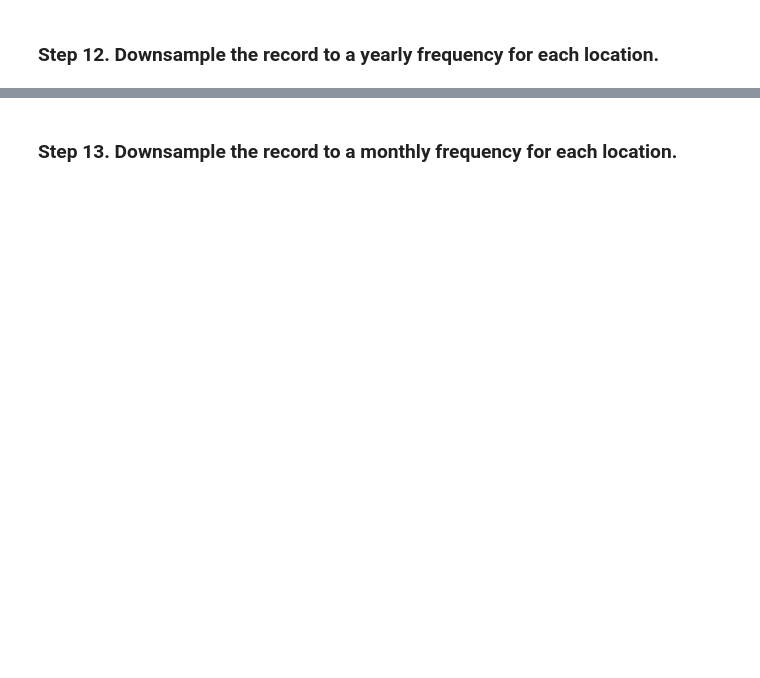
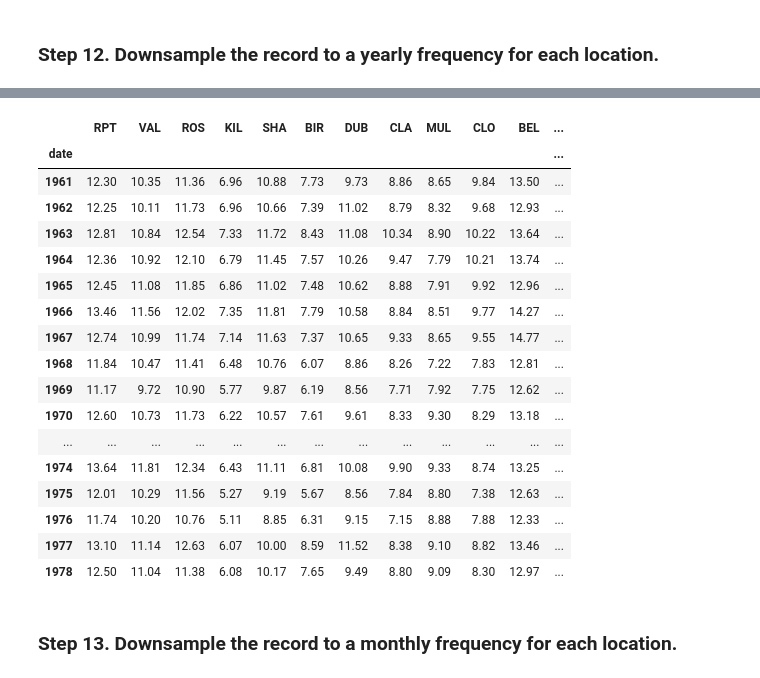
Before and after one commit to aziart/pandas-exercises, a Jupyter notebook: 06 - Stats/Wind_Stats/Solutions.ipynb, the cells around one changed output, grey strips where cells are left out. Saved outputs shown, nothing was run; the diff lists cells and outputs as text; code cells hidden in the pictures; blank space fills up the shorter version.

```diff
--- a/06 - Stats/Wind_Stats/Solutions.ipynb
+++ b/06 - Stats/Wind_Stats/Solutions.ipynb
@@ -320,2 +304,23 @@ dtype: float64
+# %%
+df.groupby(by=[df.index.to_period('A')])[df.columns].mean()
+# %% [output]
+|  | RPT | VAL | ROS | KIL | SHA | BIR | DUB | CLA | MUL | CLO | BEL | ... |
+| date |  |  |  |  |  |  |  |  |  |  |  | ... |
+| 1961 | 12.30 | 10.35 | 11.36 | 6.96 | 10.88 | 7.73 | 9.73 | 8.86 | 8.65 | 9.84 | 13.50 | ... |
+| 1962 | 12.25 | 10.11 | 11.73 | 6.96 | 10.66 | 7.39 | 11.02 | 8.79 | 8.32 | 9.68 | 12.93 | ... |
+| 1963 | 12.81 | 10.84 | 12.54 | 7.33 | 11.72 | 8.43 | 11.08 | 10.34 | 8.90 | 10.22 | 13.64 | ... |
+| 1964 | 12.36 | 10.92 | 12.10 | 6.79 | 11.45 | 7.57 | 10.26 | 9.47 | 7.79 | 10.21 | 13.74 | ... |
+| 1965 | 12.45 | 11.08 | 11.85 | 6.86 | 11.02 | 7.48 | 10.62 | 8.88 | 7.91 | 9.92 | 12.96 | ... |
+| 1966 | 13.46 | 11.56 | 12.02 | 7.35 | 11.81 | 7.79 | 10.58 | 8.84 | 8.51 | 9.77 | 14.27 | ... |
+| 1967 | 12.74 | 10.99 | 11.74 | 7.14 | 11.63 | 7.37 | 10.65 | 9.33 | 8.65 | 9.55 | 14.77 | ... |
+| 1968 | 11.84 | 10.47 | 11.41 | 6.48 | 10.76 | 6.07 | 8.86 | 8.26 | 7.22 | 7.83 | 12.81 | ... |
+| 1969 | 11.17 | 9.72 | 10.90 | 5.77 | 9.87 | 6.19 | 8.56 | 7.71 | 7.92 | 7.75 | 12.62 | ... |
+| 1970 | 12.60 | 10.73 | 11.73 | 6.22 | 10.57 | 7.61 | 9.61 | 8.33 | 9.30 | 8.29 | 13.18 | ... |
+| ... | ... | ... | ... | ... | ... | ... | ... | ... | ... | ... | ... | ... |
+| 1974 | 13.64 | 11.81 | 12.34 | 6.43 | 11.11 | 6.81 | 10.08 | 9.90 | 9.33 | 8.74 | 13.25 | ... |
+| 1975 | 12.01 | 10.29 | 11.56 | 5.27 | 9.19 | 5.67 | 8.56 | 7.84 | 8.80 | 7.38 | 12.63 | ... |
+| 1976 | 11.74 | 10.20 | 10.76 | 5.11 | 8.85 | 6.31 | 9.15 | 7.15 | 8.88 | 7.88 | 12.33 | ... |
+| 1977 | 13.10 | 11.14 | 12.63 | 6.07 | 10.00 | 8.59 | 11.52 | 8.38 | 9.10 | 8.82 | 13.46 | ... |
+| 1978 | 12.50 | 11.04 | 11.38 | 6.08 | 10.17 | 7.65 | 9.49 | 8.80 | 9.09 | 8.30 | 12.97 | ... |
 # %% [markdown]
 ### Step 13. Downsample the record to a monthly frequency for each location.
```
Also changed, not shown: parts of 9 cells of this notebook.
